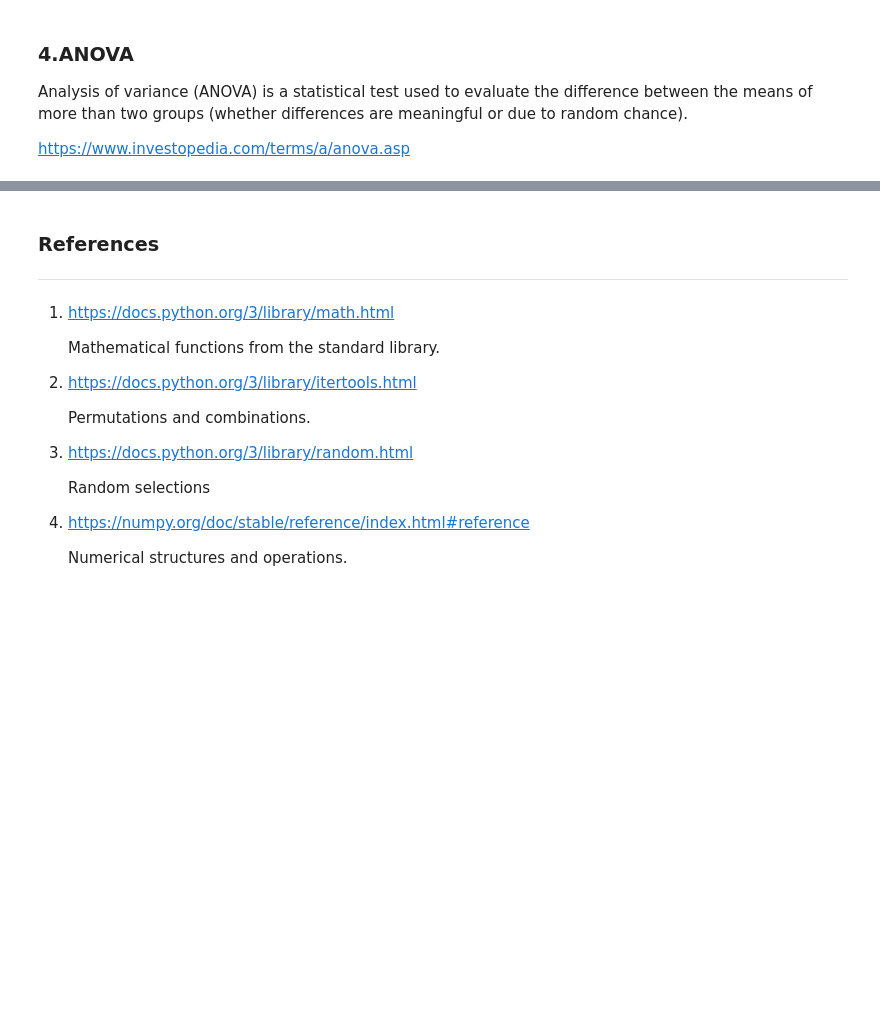
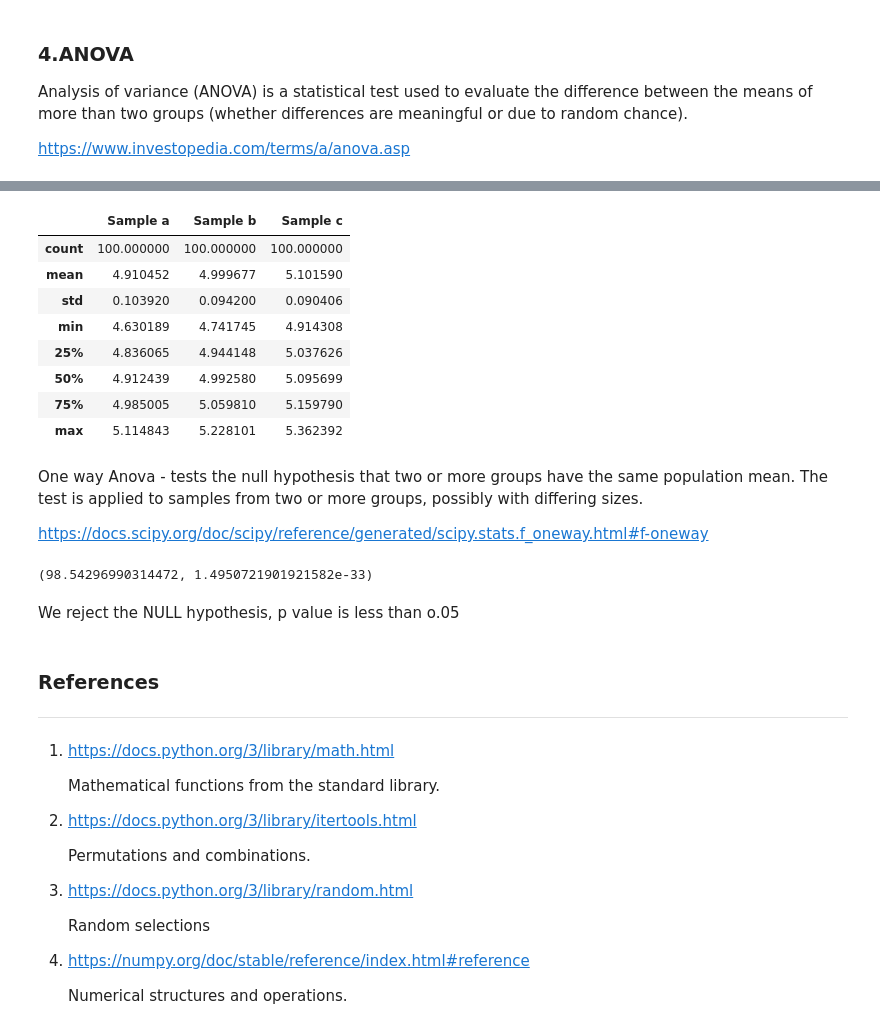
Before and after one commit to PCM11/applied-statistics, a Jupyter notebook: tasks.ipynb, the cells around one changed output, grey strips where cells are left out. Cells and saved outputs as stored; diff of their text form; code cells hidden in the pictures; blank space fills up the shorter version.

```diff
--- a/tasks.ipynb
+++ b/tasks.ipynb
@@ -389,3 +415,29 @@ sample_c = np.random.normal(loc=5.1, scale=0.1, size=100)
+# %%
+df.describe()
+# %% [output]
+|  | Sample a | Sample b | Sample c |
+| count | 100.000000 | 100.000000 | 100.000000 |
+| mean | 4.910452 | 4.999677 | 5.101590 |
+| std | 0.103920 | 0.094200 | 0.090406 |
+| min | 4.630189 | 4.741745 | 4.914308 |
+| 25% | 4.836065 | 4.944148 | 5.037626 |
+| 50% | 4.912439 | 4.992580 | 5.095699 |
+| 75% | 4.985005 | 5.059810 | 5.159790 |
+| max | 5.114843 | 5.228101 | 5.362392 |
+# %% [markdown]
+One way Anova - tests the null hypothesis that two or more groups have the same population mean. The test is applied to samples from two or more groups, possibly with differing sizes.
+
+https://docs.scipy.org/doc/scipy/reference/generated/scipy.stats.f_oneway.html#f-oneway
+# %%
+# Perform ANOVA
+f_statistic, p_value = stats.f_oneway(df['Sample a'], df['Sample b'], df['Sample c'])
+
+# Show
+f_statistic, p_value
+# %% [output]
+(98.54296990314472, 1.4950721901921582e-33)
+# %% [markdown]
+We reject the NULL hypothesis, p value is less than o.05
 # %% [markdown]
 ### References
 ***
```
Also changed, not shown: parts of 18 cells of this notebook, 1 other file.
